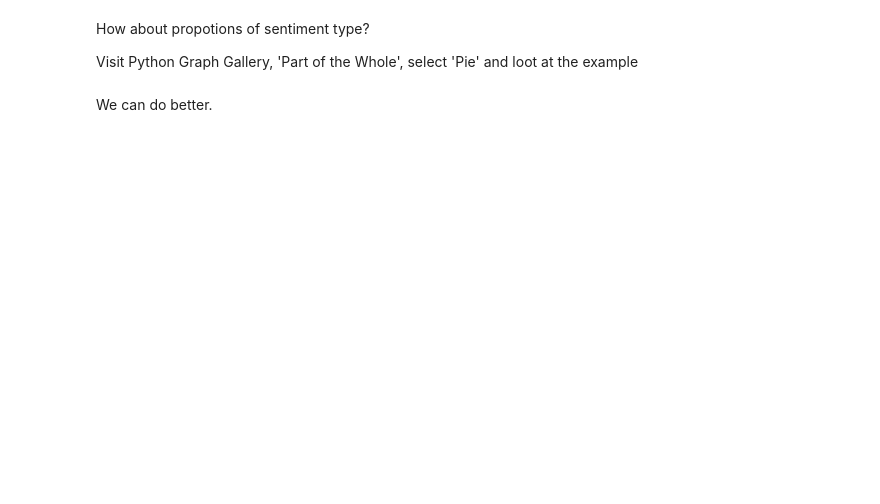
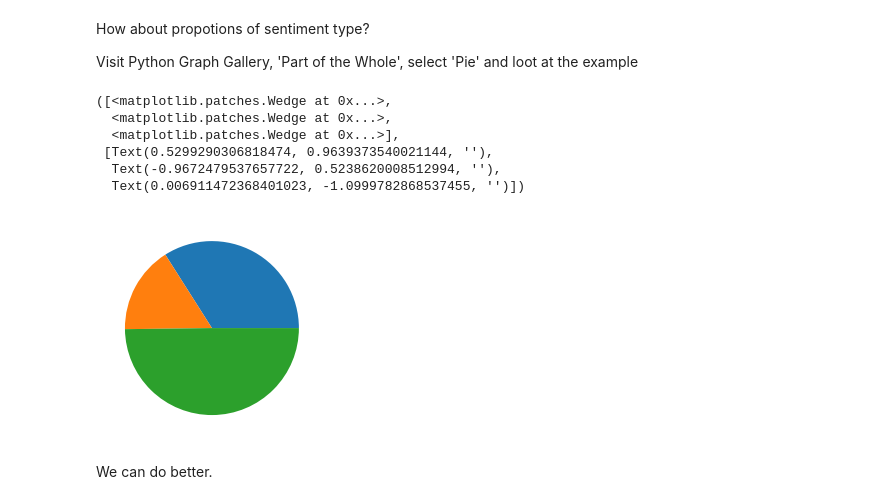
Before and after one commit to TarieGumbo/BP_Public-, a Jupyter notebook: visualise_twitter.ipynb, the cells around one changed output. Saved outputs shown, nothing was run; the diff lists cells and outputs as text; code cells hidden in the pictures; blank space fills up the shorter version.

```diff
--- a/visualise_twitter.ipynb
+++ b/visualise_twitter.ipynb
@@ -82,3 +159,4 @@ tweets_df['Sentiment'] =
 # %%
 # Lets get just the positive tweets
-pos = tweets_df[
+pos = tweets_df[tweets_df['Sentiment']=='positive']
+pos.head(20)
@@ -102,8 +263,16 @@ How about propotions of sentiment type?
 Visit Python Graph Gallery, 'Part of the Whole', select 'Pie' and loot at the example
 # %%
 import matplotlib.pyplot as plt
-values =
+values = [len(pos), len(neg), len(neut)]
 plt.pie(values)
+# %% [output]
+([<matplotlib.patches.Wedge at 0x...>,
+  <matplotlib.patches.Wedge at 0x...>,
+  <matplotlib.patches.Wedge at 0x...>],
+ [Text(0.5299290306818474, 0.9639373540021144, ''),
+  Text(-0.9672479537657722, 0.5238620008512994, ''),
+  Text(0.006911472368401023, -1.0999782868537455, '')])
+[figure, added]
 # %% [markdown]
 We can do better.
 # %%
```
Also changed, not shown: parts of 17 cells of this notebook.
